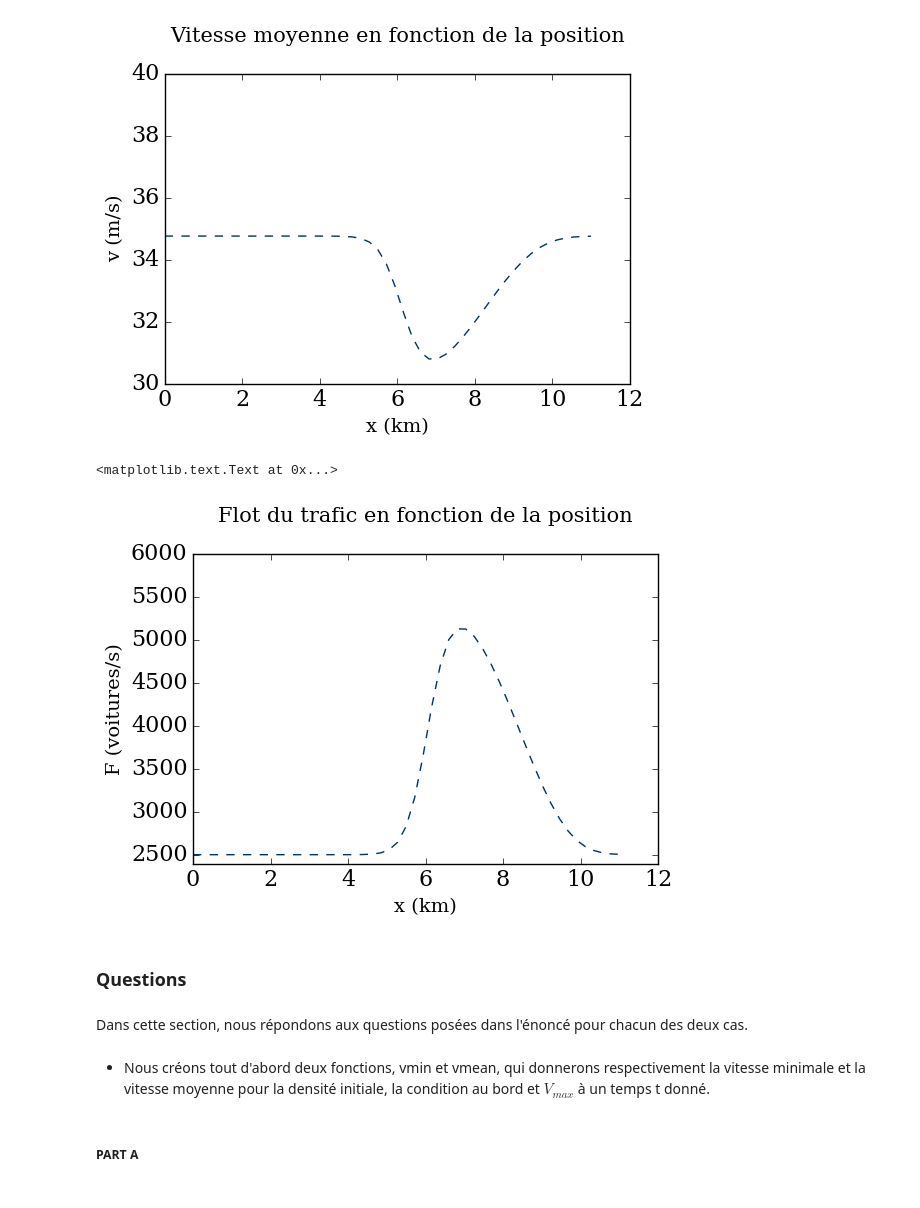
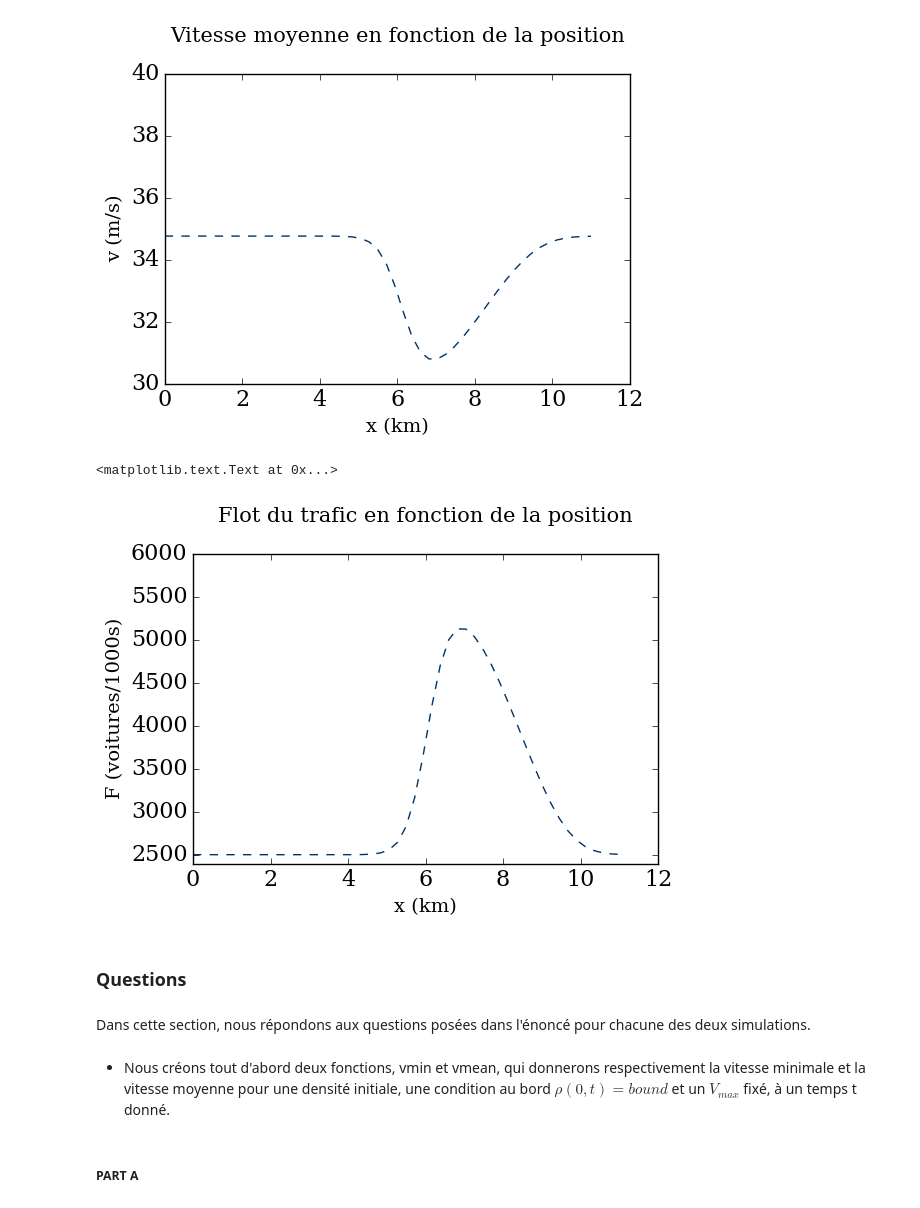
Before and after one commit to CarolineJonas/Module-2---Space-time, a Jupyter notebook: Module2_Final.ipynb, the cells around one changed output. Cells and saved outputs as stored; diff of their text form; code cells hidden in the pictures.

```diff
--- a/Module2_Final.ipynb
+++ b/Module2_Final.ipynb
@@ -85,8 +85,7 @@ def rho(initial,numberstep,bound,vmax):
         rhocopy = rho00.copy()
         rho00[1:] = rhocopy[1:]-dt/dx*(flamb(rhocopy[1:],vmax,rhomax)-flamb(rhocopy[0:-1],vmax,rhomax))
         rho00[0] = bound
-    v=vmax*(1-rho00/rhomax)/3.6
-    u=numpy.array([rho00,v,flamb(rho00,vmax,rhomax)])
+    u=numpy.array([rho00,vmax*(1-rho00/rhomax)/3.6,flamb(rho00,vmax,rhomax)])#on divise la vitesse par 3.6 car la vitesse doit être finalement exprimée en m/s
     return u
 # %% [markdown]
 - $rho$ donnera donc un vecteur $\boldsymbol{u} = (\rho,v,F)$ avec $\rho,v, F$ en positions respectives 0,1 et 2.
@@ -157,5 +154,4 @@ pyplot.title('Flot du trafic en fonction de la position', y=1.08, fontsize=15)
 # %%
-x = numpy.linspace(0,L,nx)
 rho1 = numpy.ones(nx)*20
 rho1[10:20] = 50
 # %% [markdown]
@@ -192,18 +188,18 @@ pyplot.title('Vitesse moyenne en fonction de la position', y=1.08, fontsize=15)
 # %%
 pyplot.plot(x,rho(rho1,time(2.5),20,136.0)[2], color='#003366', ls='--', lw=1)
 pyplot.ylim(2400.,6000.);
 pyplot.xlabel('x (km)', fontsize=14) #x label
-pyplot.ylabel('F (voitures/s)', fontsize=14) #y label
+pyplot.ylabel('F (voitures/1000s)', fontsize=14) #y label
 pyplot.title('Flot du trafic en fonction de la position', y=1.08, fontsize=15)
 # %% [output]
 <matplotlib.text.Text at 0x...>
-[figure, old version]
+[figure, new version]
 # %% [markdown]
 ### Questions
 # %% [markdown]
-Dans cette section, nous répondons aux questions posées dans l'énoncé pour chacun des deux cas.
+Dans cette section, nous répondons aux questions posées dans l'énoncé pour chacune des deux simulations.
 # %% [markdown]
-- Nous créons tout d'abord deux fonctions, vmin et vmean, qui donnerons respectivement la vitesse minimale et la vitesse moyenne pour la densité initiale, la condition au bord et $V_{max}$ à un temps t donné.
+- Nous créons tout d'abord deux fonctions, vmin et vmean, qui donnerons respectivement la vitesse minimale et la vitesse moyenne pour une densité initiale, une condition au bord $\rho(0,t)=bound$ et un $V_{max}$ fixé, à un temps t donné.
 # %%
 def vmin(initial,t,bound,vmax):
     vmi=rho(initial,time(t),bound,vmax)[1]
```
Also changed, not shown: parts of 22 cells of this notebook.
